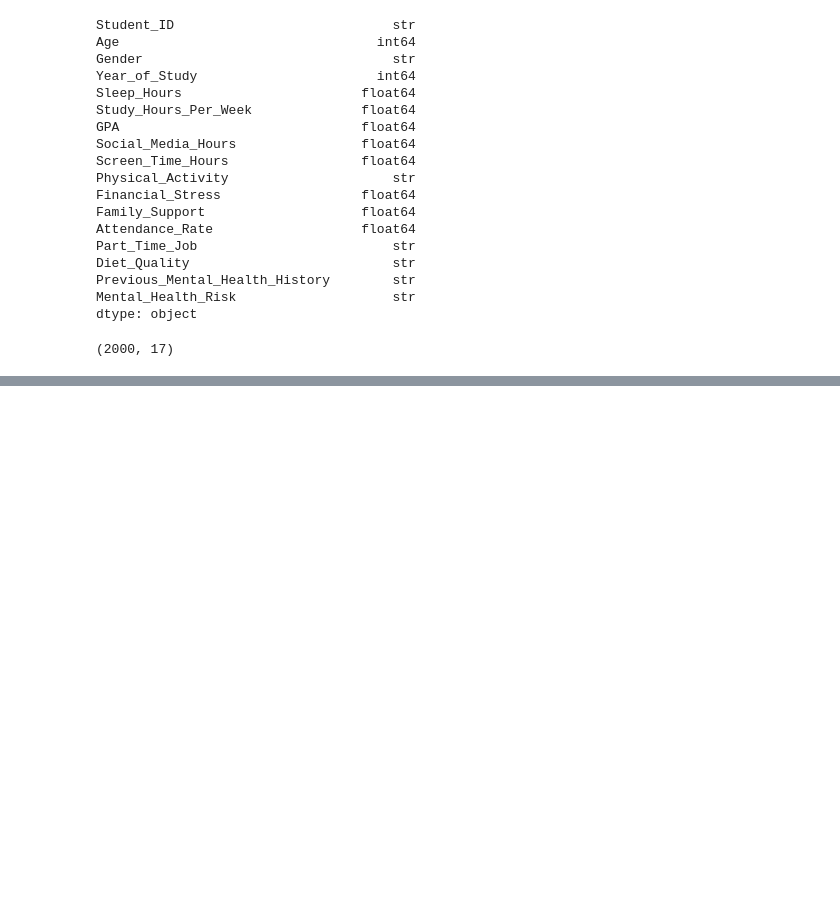
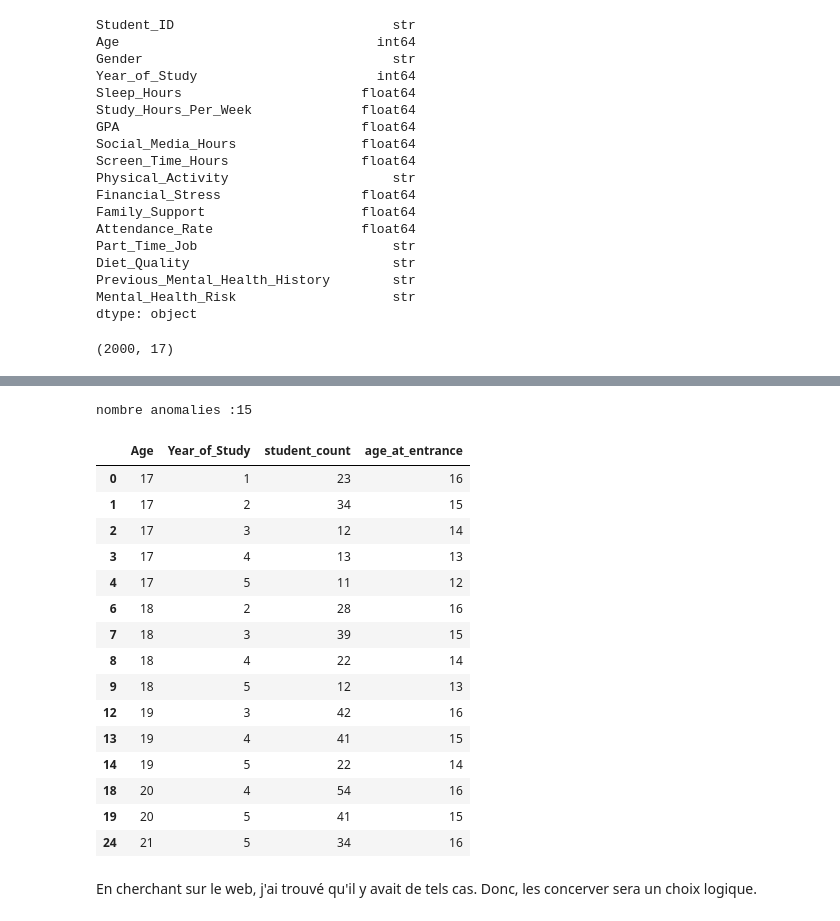
Before and after one commit to kuroi-hime/Pr-diction-du-risque-de-sant-mentale-chez-les-tudiants, a Jupyter notebook: notebooks/01_Data_loading_&_EDA.ipynb, the cells around one changed output, grey strips where cells are left out. Drawn from its saved outputs; the diff is of its cells as text; code cells hidden in the pictures; blank space fills up the shorter version.

```diff
--- a/notebooks/01_Data_loading_&_EDA.ipynb
+++ b/notebooks/01_Data_loading_&_EDA.ipynb
@@ -53,0 +84,7 @@ data.shape
+# %%
+# Suppression de la colonne Student_ID
+data = data.drop(
+    columns=["Student_ID"],
+    errors="ignore"
+)
+data.columns.to_list()
@@ -53,0 +188,6 @@ data.shape
+# %%
+X = data.drop(columns="Mental_Health_Risk")
+y = data["Mental_Health_Risk"]
+
+print(f"Forme des inputs :{str(X.shape):>10}") # python ne permet pas d'appliquer le format >10 sur des tuples
+print(f"Forme d'output   :{str(y.shape):>10}")
@@ -53,0 +297,32 @@ data.shape
+# %%
+# incohérences entre Age et Year_of_Study
+potantial_age_study_anomalies = df_grouped_age[
+    (df_grouped_age["Age"]-df_grouped_age["Year_of_Study"]) < 17
+]
+potantial_age_study_anomalies["age_at_entrance"] = (
+    df_grouped_age["Age"]
+    - df_grouped_age["Year_of_Study"]
+)
+
+print(f"nombre anomalies :{potantial_age_study_anomalies.shape[0]}")
+potantial_age_study_anomalies
+# %% [output]
+nombre anomalies :15
+|  | Age | Year_of_Study | student_count | age_at_entrance |
+| 0 | 17 | 1 | 23 | 16 |
+| 1 | 17 | 2 | 34 | 15 |
+| 2 | 17 | 3 | 12 | 14 |
+| 3 | 17 | 4 | 13 | 13 |
+| 4 | 17 | 5 | 11 | 12 |
+| 6 | 18 | 2 | 28 | 16 |
+| 7 | 18 | 3 | 39 | 15 |
+| 8 | 18 | 4 | 22 | 14 |
+| 9 | 18 | 5 | 12 | 13 |
+| 12 | 19 | 3 | 42 | 16 |
+| 13 | 19 | 4 | 41 | 15 |
+| 14 | 19 | 5 | 22 | 14 |
+| 18 | 20 | 4 | 54 | 16 |
+| 19 | 20 | 5 | 41 | 15 |
+| 24 | 21 | 5 | 34 | 16 |
+# %% [markdown]
+En cherchant sur le web, j'ai trouvé qu'il y avait de tels cas. Donc, les concerver sera un choix logique.
```
Also changed, not shown: parts of 42 cells of this notebook.
